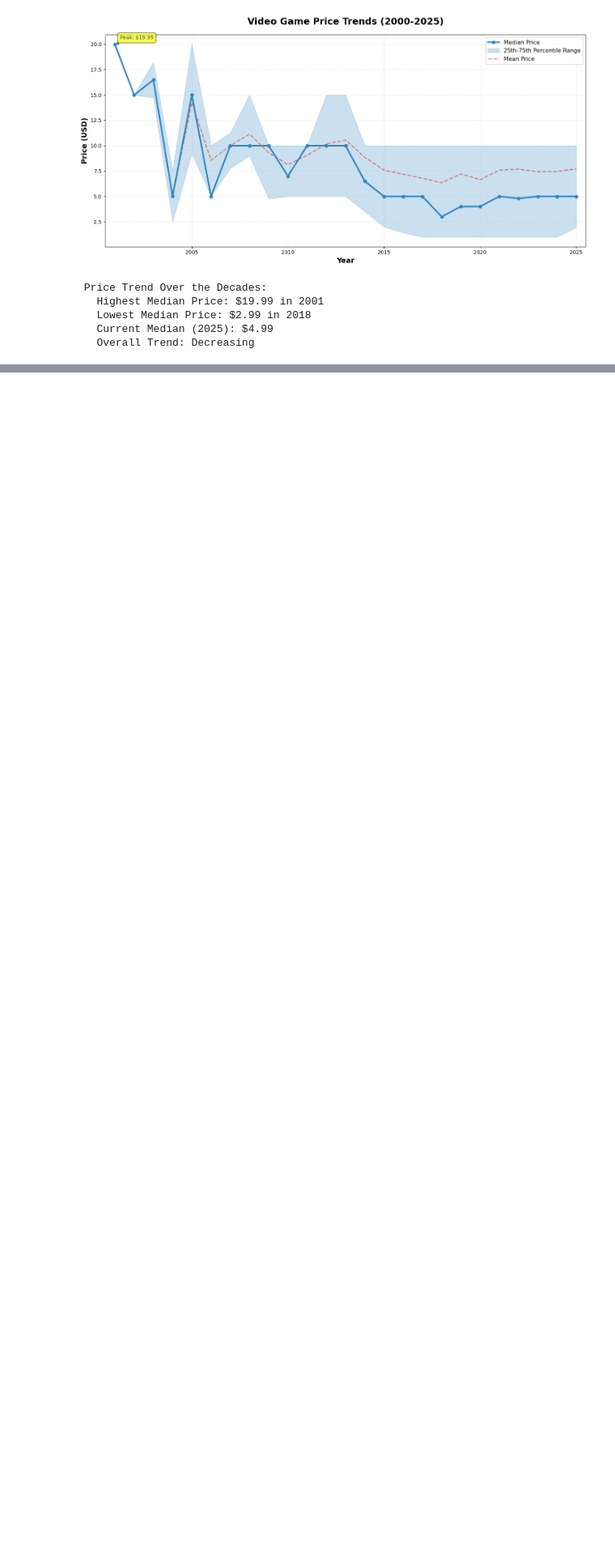
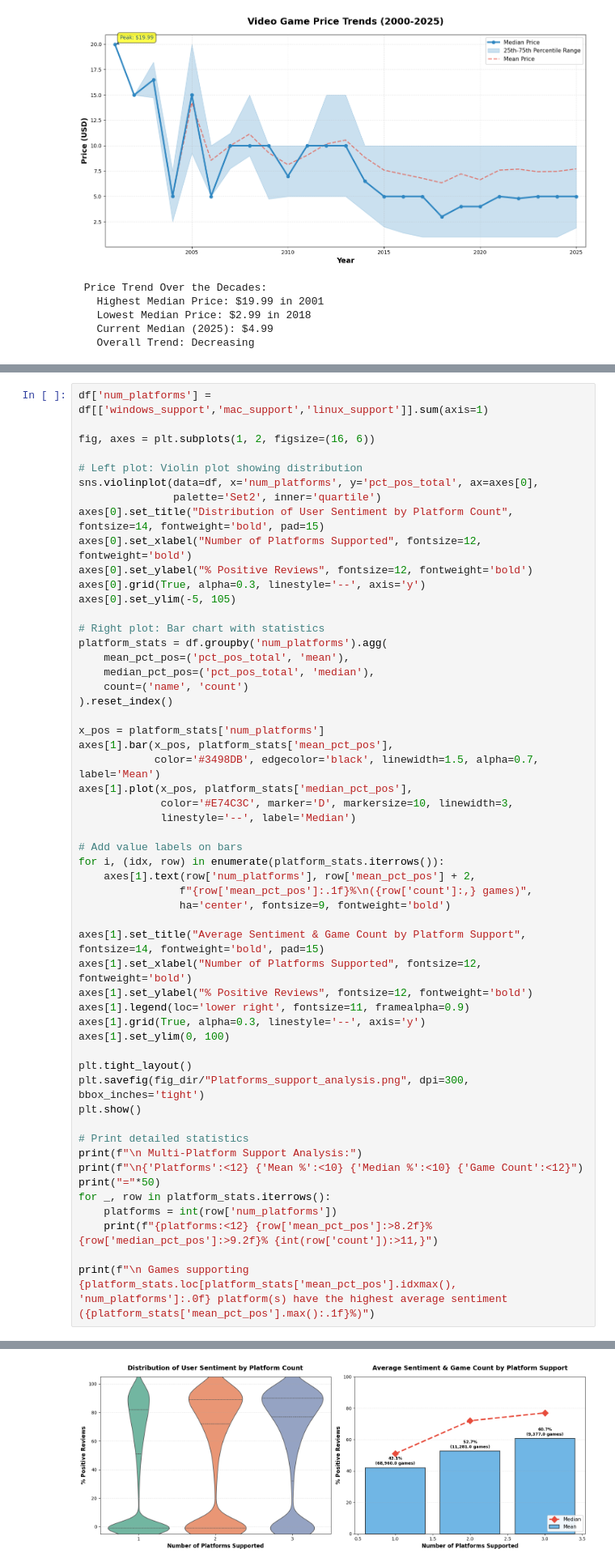
Before and after one commit to Mahanidhii/EDA-Case-Studies, a Jupyter notebook: Video Game Sales & Reviews Analysis/analysis.ipynb, the cells around one changed output, grey strips where cells are left out. Shown at 81% size. Saved outputs shown, nothing was run; the diff lists cells and outputs as text; blank space fills up the shorter version.

```diff
--- a/Video Game Sales & Reviews Analysis/analysis.ipynb
+++ b/Video Game Sales & Reviews Analysis/analysis.ipynb
@@ -586,0 +645,55 @@ print(f"   Overall Trend: {'Increasing' if yearly_stats['median'].iloc[-1] > yea
+# %%
+df['num_platforms'] = df[['windows_support','mac_support','linux_support']].sum(axis=1)
+
+fig, axes = plt.subplots(1, 2, figsize=(16, 6))
+
+# Left plot: Violin plot showing distribution
+sns.violinplot(data=df, x='num_platforms', y='pct_pos_total', ax=axes[0],
+               palette='Set2', inner='quartile')
+axes[0].set_title("Distribution of User Sentiment by Platform Count", fontsize=14, fontweight='bold', pad=15)
+axes[0].set_xlabel("Number of Platforms Supported", fontsize=12, fontweight='bold')
+axes[0].set_ylabel("% Positive Reviews", fontsize=12, fontweight='bold')
+axes[0].grid(True, alpha=0.3, linestyle='--', axis='y')
+axes[0].set_ylim(-5, 105)
+
+# Right plot: Bar chart with statistics
+platform_stats = df.groupby('num_platforms').agg(
+    mean_pct_pos=('pct_pos_total', 'mean'),
+    median_pct_pos=('pct_pos_total', 'median'),
+    count=('name', 'count')
+).reset_index()
+
+x_pos = platform_stats['num_platforms']
+axes[1].bar(x_pos, platform_stats['mean_pct_pos'],
+            color='#3498DB', edgecolor='black', linewidth=1.5, alpha=0.7, label='Mean')
+axes[1].plot(x_pos, platform_stats['median_pct_pos'],
+             color='#E74C3C', marker='D', markersize=10, linewidth=3,
+             linestyle='--', label='Median')
+
+# Add value labels on bars
+for i, (idx, row) in enumerate(platform_stats.iterrows()):
+    axes[1].text(row['num_platforms'], row['mean_pct_pos'] + 2,
+                f"{row['mean_pct_pos']:.1f}%\n({row['count']:,} games)",
+                ha='center', fontsize=9, fontweight='bold')
+
+axes[1].set_title("Average Sentiment & Game Count by Platform Support", fontsize=14, fontweight='bold', pad=15)
+axes[1].set_xlabel("Number of Platforms Supported", fontsize=12, fontweight='bold')
+axes[1].set_ylabel("% Positive Reviews", fontsize=12, fontweight='bold')
+axes[1].legend(loc='lower right', fontsize=11, framealpha=0.9)
+axes[1].grid(True, alpha=0.3, linestyle='--', axis='y')
+axes[1].set_ylim(0, 100)
+
+plt.tight_layout()
+plt.savefig(fig_dir/"Platforms_support_analysis.png", dpi=300, bbox_inches='tight')
+plt.show()
+
+# Print detailed statistics
+print(f"\n Multi-Platform Support Analysis:")
+print(f"\n{'Platforms':<12} {'Mean %':<10} {'Median %':<10} {'Game Count':<12}")
+print("="*50)
+for _, row in platform_stats.iterrows():
+    platforms = int(row['num_platforms'])
+    print(f"{platforms:<12} {row['mean_pct_pos']:>8.2f}% {row['median_pct_pos']:>9.2f}% {int(row['count']):>11,}")
+
+print(f"\n Games supporting {platform_stats.loc[platform_stats['mean_pct_pos'].idxmax(), 'num_platforms']:.0f} platform(s) have the highest average sentiment ({platform_stats['mean_pct_pos'].max():.1f}%)")
+# %% [output]
@@ -586,0 +703 @@ print(f"   Overall Trend: {'Increasing' if yearly_stats['median'].iloc[-1] > yea
+[figure, added]
```
Also changed, not shown: parts of 6 cells of this notebook.
